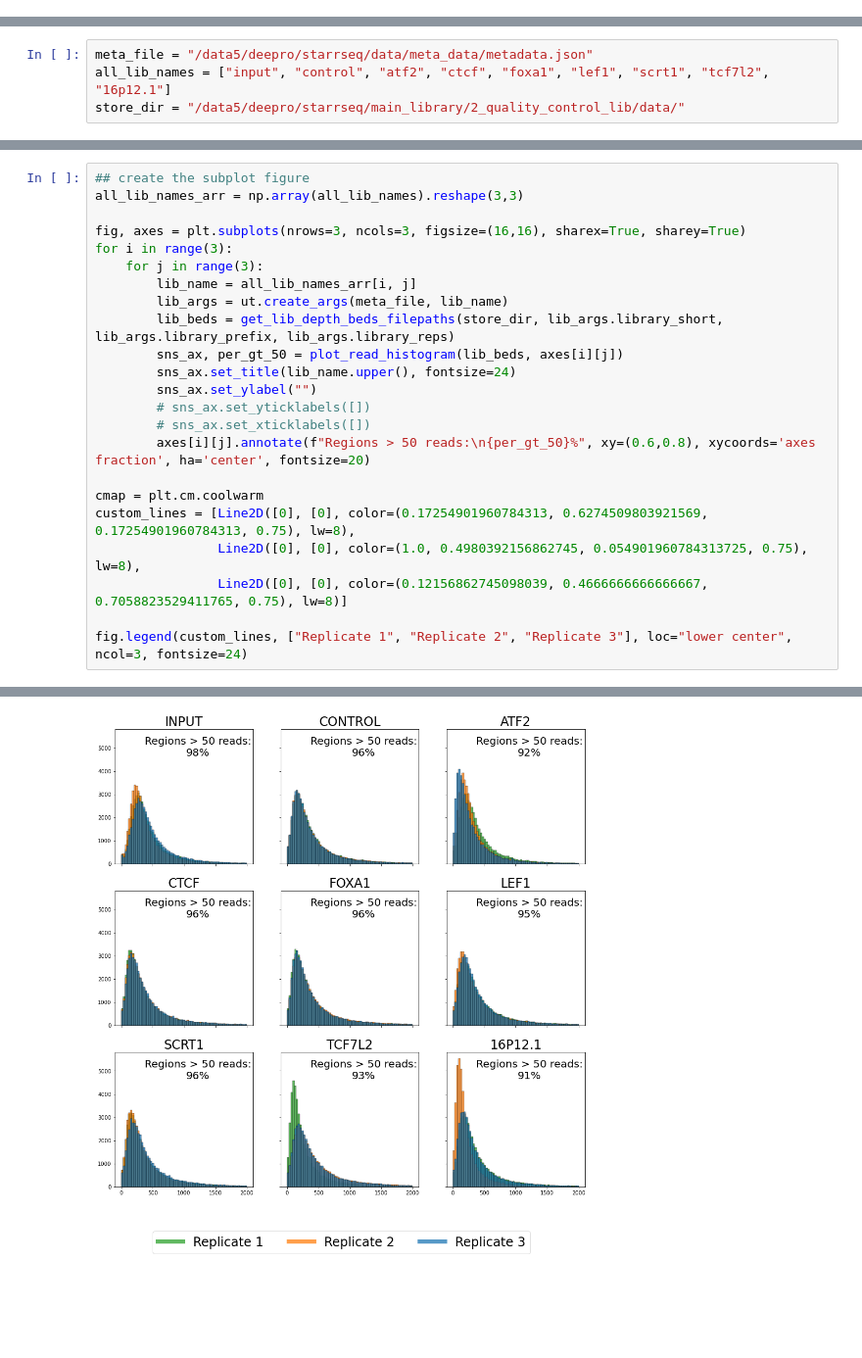
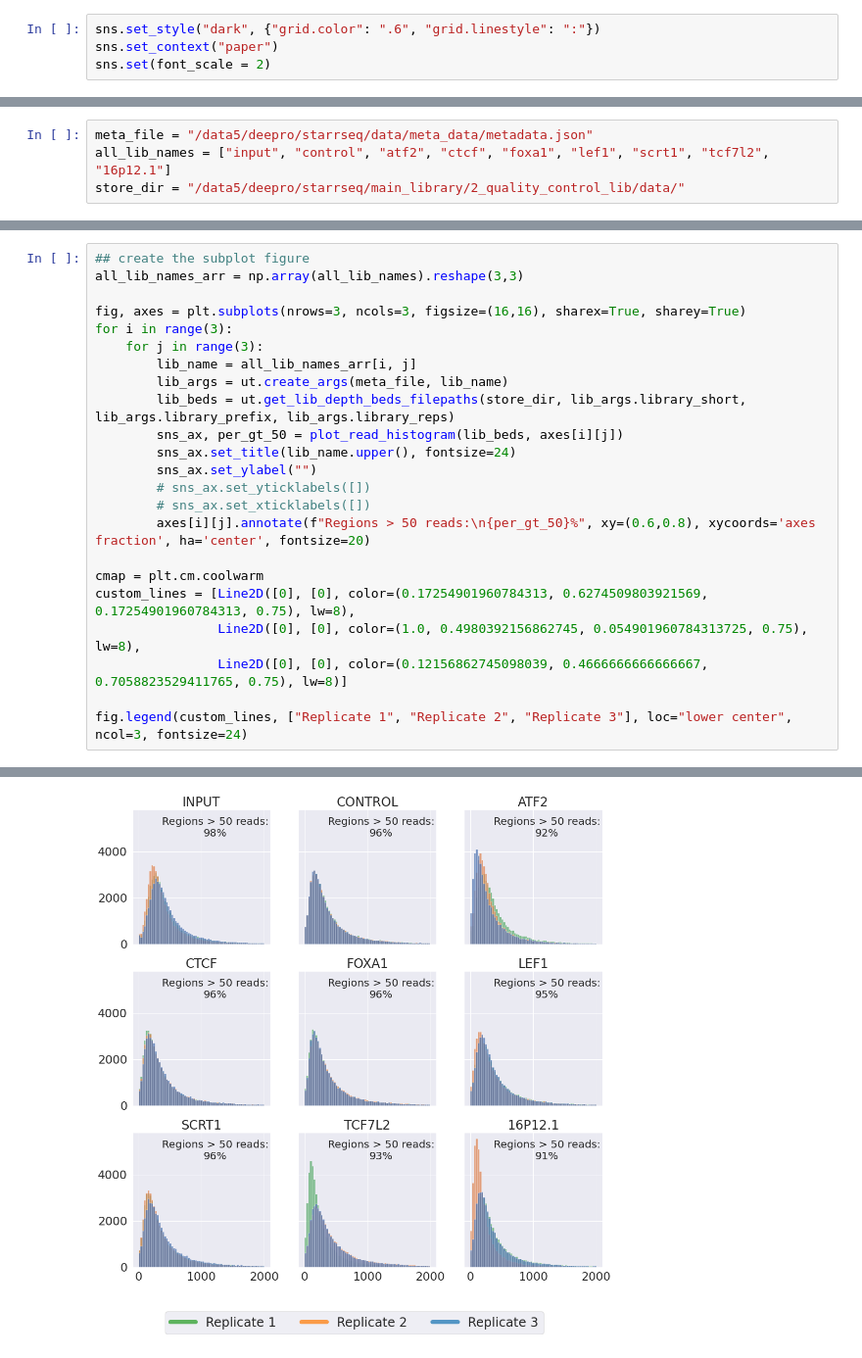
Before and after one commit to deeprob/starrseq_quality_control_lib, a Jupyter notebook: src/notebooks/0_read_depth_histogram.ipynb, the cells around one changed output, grey strips where cells are left out. Shown: that part at 98% size. Drawn from its saved outputs; the diff is of its cells as text; blank space fills up the shorter version.

```diff
--- a/src/notebooks/0_read_depth_histogram.ipynb
+++ b/src/notebooks/0_read_depth_histogram.ipynb
@@ -5,6 +5,10 @@ import pandas as pd
 import seaborn as sns
 import matplotlib.pyplot as plt
 from matplotlib.lines import Line2D
+# %%
+sns.set_style("dark", {"grid.color": ".6", "grid.linestyle": ":"})
+sns.set_context("paper")
+sns.set(font_scale = 2)
 # %%
 import sys
 sys.path.append("../")
@@ -34,26 +34,26 @@ def plot_read_histogram(beds, ax):
 # %%
 ## create the subplot figure
 all_lib_names_arr = np.array(all_lib_names).reshape(3,3)
 
 fig, axes = plt.subplots(nrows=3, ncols=3, figsize=(16,16), sharex=True, sharey=True)
 for i in range(3):
     for j in range(3):
         lib_name = all_lib_names_arr[i, j]
         lib_args = ut.create_args(meta_file, lib_name)
-        lib_beds = get_lib_depth_beds_filepaths(store_dir, lib_args.library_short, lib_args.library_prefix, lib_args.library_reps)
+        lib_beds = ut.get_lib_depth_beds_filepaths(store_dir, lib_args.library_short, lib_args.library_prefix, lib_args.library_reps)
         sns_ax, per_gt_50 = plot_read_histogram(lib_beds, axes[i][j])
         sns_ax.set_title(lib_name.upper(), fontsize=24)
         sns_ax.set_ylabel("")
         # sns_ax.set_yticklabels([])
         # sns_ax.set_xticklabels([])
         axes[i][j].annotate(f"Regions > 50 reads:\n{per_gt_50}%", xy=(0.6,0.8), xycoords='axes fraction', ha='center', fontsize=20)
 
 cmap = plt.cm.coolwarm
 custom_lines = [Line2D([0], [0], color=(0.17254901960784313, 0.6274509803921569, 0.17254901960784313, 0.75), lw=8),
                 Line2D([0], [0], color=(1.0, 0.4980392156862745, 0.054901960784313725, 0.75), lw=8),
                 Line2D([0], [0], color=(0.12156862745098039, 0.4666666666666667, 0.7058823529411765, 0.75), lw=8)]
 
 fig.legend(custom_lines, ["Replicate 1", "Replicate 2", "Replicate 3"], loc="lower center", ncol=3, fontsize=24)
 # %% [output]
 <matplotlib.legend.Legend at 0x...>
-[figure, old version]
+[figure, new version]
```
Also changed, not shown: parts of 7 cells of this notebook, 5 other files.
